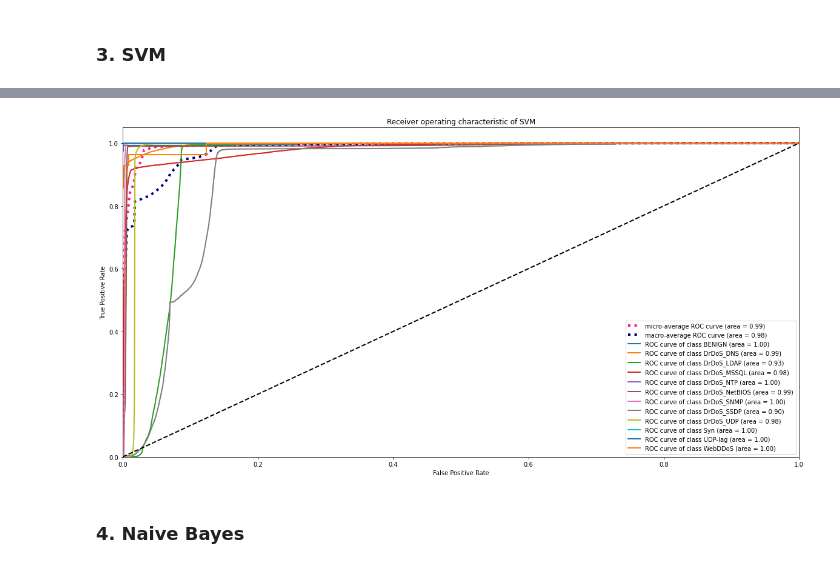
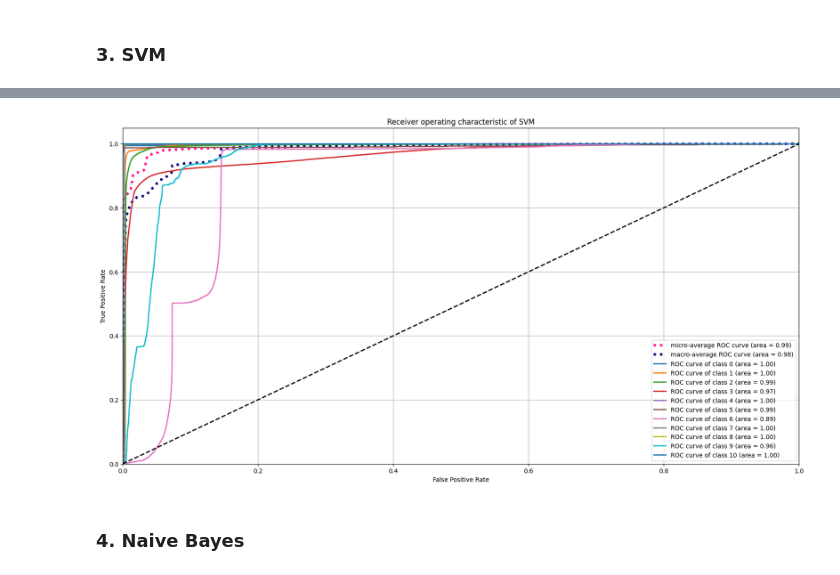
Before and after one commit to chandantm2002/DDoS-Cyber-Threat-Detection-, a Jupyter notebook: majority_voting_classifier.ipynb, the cells around one changed output, grey strips where cells are left out. Cells and saved outputs as stored; diff of their text form; code cells hidden in the pictures.

```diff
--- a/majority_voting_classifier.ipynb
+++ b/majority_voting_classifier.ipynb
@@ -721,9 +741,8 @@ def RoC_Curve_SVM(classifier, X_val, y_val, title):
 # %%
-# RoC Curve
 title = 'Receiver operating characteristic of SVM'
-RoC_Curve_SVM(svm, X_test_std_20, y_test_20, title)
+RoC_Curve_SVM_Fixed(svm, X_test_std_20, y_test_20, title)
 # %% [output]
-[figure, old version]
+[figure, new version]
 # %% [markdown]
 ### 4. Naive Bayes
 # %%
```
Also changed, not shown: parts of 22 cells of this notebook.
